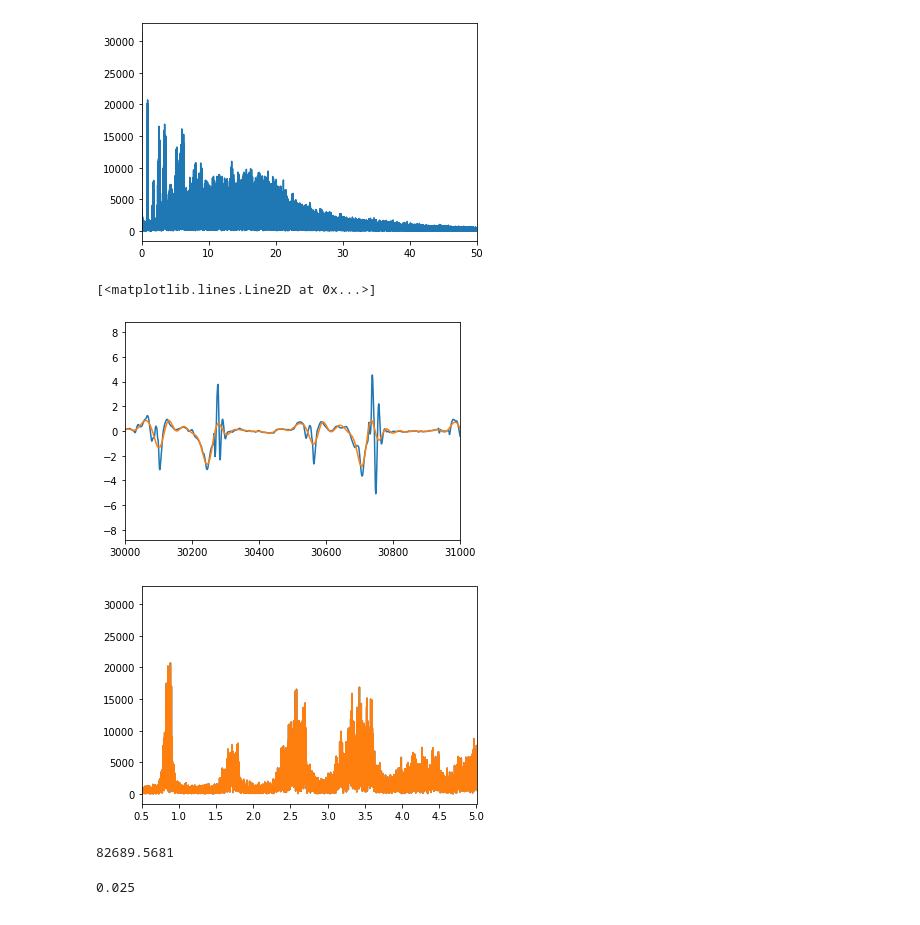
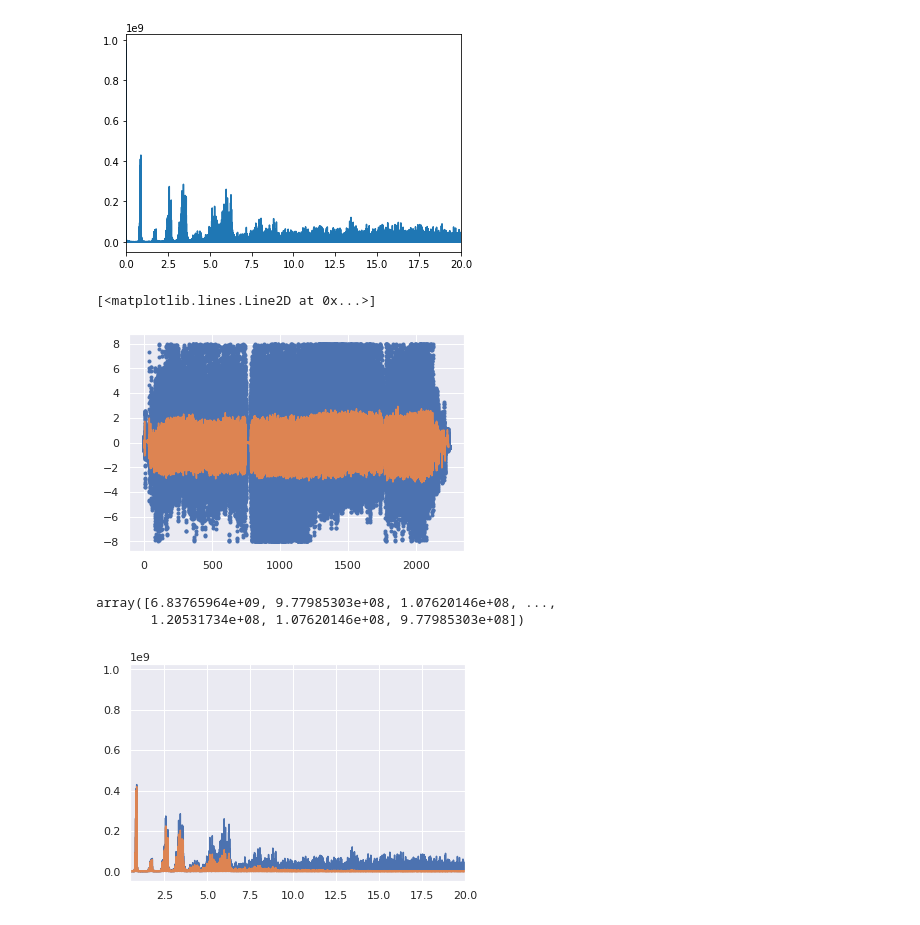
Before and after one commit to KB33t-tech/DataScienceProject, a Jupyter notebook: Python/Sam_analysis.ipynb, the cells around one changed output. Saved outputs shown, nothing was run; the diff lists cells and outputs as text; code cells hidden in the pictures.

```diff
--- a/Python/Sam_analysis.ipynb
+++ b/Python/Sam_analysis.ipynb
@@ -58,13 +96,15 @@ plt.plot(z)
 # %%
 
 x_fft = fft(x.values)
+# T_fft =
 # # poer spectral desity
-x_PSD_o = abs(x_fft)
+x_PSD_o = abs(x_fft)**2
+# d = time_axis[1]-time_axis[0]
 freq = fftfreq(L,d = T)
 i = freq > 0
 plt.plot(freq[i],x_PSD_o[i])
-plt.xlim(0,50)
+plt.xlim(0,20)
 plt.show()
 # %% [output]
-[figure, old version]
+[figure, new version]
 # %%
@@ -72,29 +112,26 @@ b,a = signal.butter(8,0.05,btype = 'lowpass',analog = False)
 low_pass_x = signal.filtfilt(b,a,x)
 # %%
-plt.xlim(30000,31000)
-plt.plot(x)
-plt.plot(low_pass_x)
+# plt.xlim(900,1100)
+
+plt.plot(time_axis,x,'.')
+plt.plot(time_axis,low_pass_x)
+# plt.ylim(0.9,1.2)
 # %% [output]
 [<matplotlib.lines.Line2D at 0x...>]
-[figure, old version]
+[figure, new version]
 # %%
 x_fft = fft(low_pass_x)
 # # poer spectral desity
-x_PSD = np.abs(x_fft)
+x_PSD = np.abs(x_fft)**2
 freq = fftfreq(L,d = T)
 i = freq > 0
 plt.plot(freq[i],x_PSD_o[i])
 plt.plot(freq[i],x_PSD[i])
 
-plt.xlim(0.5,5)
-plt.show()
+plt.xlim(0.5,20)
+# plt.show()
+x_PSD
 # %% [output]
+array([6.83765964e+09, 9.77985303e+08, 1.07620146e+08, ...,
+       1.20531734e+08, 1.07620146e+08, 9.77985303e+08])
-[figure, old version]
+[figure, new version]
-# %%
-x_PSD_o[0]
-# %% [output]
-82689.5681
-# %%
-T*10
-# %% [output]
-0.025
```
Also changed, not shown: parts of 17 cells of this notebook, 1 other file.
